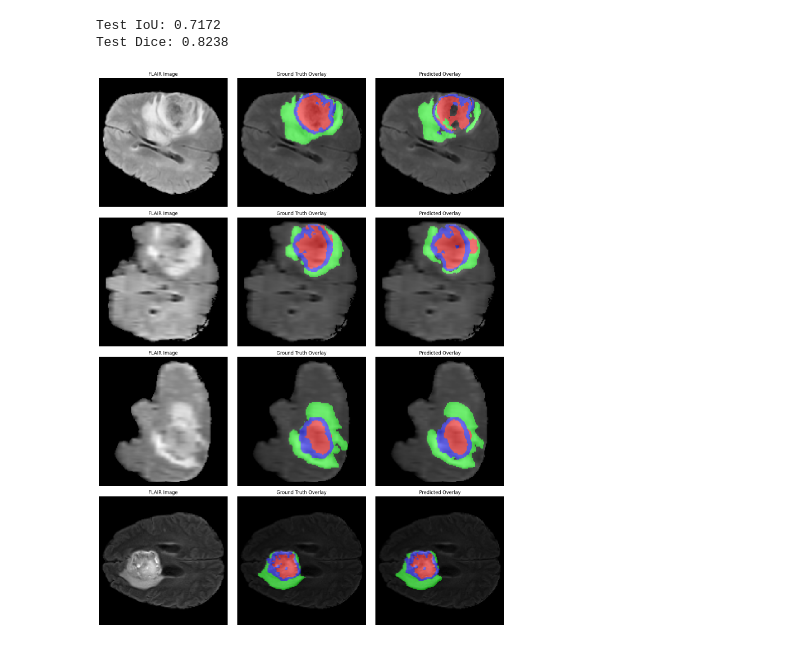
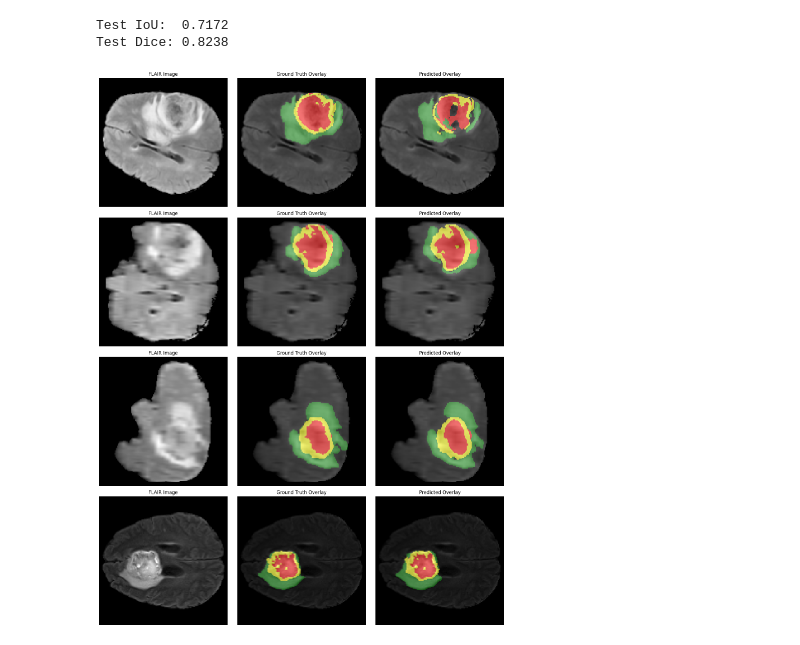
Before and after one commit to dangtran278/Brain-Tumor-Segmentation-UNetPlusPlus-ASPP, a Jupyter notebook: UNet.ipynb, the cells around one changed output. Saved outputs shown, nothing was run; the diff lists cells and outputs as text; code cells hidden in the pictures.

```diff
--- a/UNet.ipynb
+++ b/UNet.ipynb
@@ -246,14 +247,14 @@ def train(model, train_loader, num_epochs, optimizer, criterion, device, dtype,
         print(e)
         torch.save(model, save_path)
 # %%
-def estimate_class_weights(y_train, num_classes):
+def compute_class_weights(y_train, num_classes):
     y_flat = y_train.view(-1)
     counts = torch.bincount(y_flat, minlength=num_classes).float()
     total = counts.sum()
     weights = total / counts
     return weights / weights.sum()
 
-print(f"Train class weights ~ {estimate_class_weights(y_train, 4)}")
-print(f"Test test weights   ~ {estimate_class_weights(y_test, 4)}")
+print(f"Train class weights ~ {compute_class_weights(y_train, 4)}")
+print(f"Test class weights  ~ {compute_class_weights(y_test, 4)}")
 # %% [output]
 Train class weights ~ tensor([0.0109, 0.3839, 0.1892, 0.4160])
@@ -262,17 +263,21 @@ Test test weights   ~ tensor([0.0106, 0.2956, 0.1751, 0.5187])
 # Parameters
 device = torch.device("cuda" if torch.cuda.is_available() else "cpu")
 dtype = torch.float32
-save_path = 'checkpoints/unet_dce5_wauto_adam_batch16_epoch50.pth'
 print_every = None
 
 input_channels = 3
 num_classes = 4
-batch_size = 16  # Change
+class_weights = compute_class_weights(y_train, num_classes).to(device)
+dice_weight = 0.5
+learning_rate = 0.001
+batch_size = 16
+num_epochs = 50
 
+save_path = f'checkpoints/unet_dce{dice_weight:.0e}_invfreqw_adam{learning_rate:.0e}_batch{batch_size}_epoch{num_epochs}.pth'.replace('+0', '').replace('-0', '-')
 model = UNet(num_classes, input_channels)
-class_weights = estimate_class_weights(y_train, num_classes).to(device)
-criterion = DiceCELoss(dice_weight=0.5, class_weights=class_weights)
-optimizer = optim.Adam(model.parameters(), lr=0.001)
+class_weights = compute_class_weights(y_train, num_classes).to(device)
+criterion = DiceCELoss(dice_weight=dice_weight, class_weights=class_weights)
+optimizer = optim.Adam(model.parameters(), lr=learning_rate)
 model = model.to(device)
 
-num_epochs = 50  # Change
+print(save_path)
@@ -398,45 +405,34 @@ def visualize_segmentation_overlay(model, dataloader, num_samples=4, device=torc
                 mask_np = mask.cpu().numpy()
                 flair_np = image[0, 0].cpu().numpy()
 
                 flair_np = (flair_np - flair_np.min()) / (flair_np.max() - flair_np.min() + 1e-5)
                 flair_rgb = np.stack([flair_np]*3, axis=-1)
 
-                def make_overlay(image_rgb, label_mask):
-                    overlay = np.zeros_like(image_rgb)
-                    colors = [
-                        [0, 0, 0],
-                        [1, 0, 0],
-                        [0, 1, 0],
-                        [0, 0, 1],
-                    ]
-                    for cls in range(1, 4):
-                        overlay[label_mask == cls] = colors[cls]
-                    return 0.5 * image_rgb + 0.5 * overlay
-
-                gt_overlay = make_overlay(flair_rgb, mask_np)
-                pred_overlay = make_overlay(flair_rgb, pred_mask)
+                cmap = ListedColormap(['black', 'red', 'green', 'yellow'])
+                gt_overlay = 0.5 * flair_rgb + 0.5 * cmap(mask_np)[..., :3]
+                pred_overlay = 0.5 * flair_rgb + 0.5 * cmap(pred_mask)[..., :3]
 
                 # Plotting
                 axes[count, 0].imshow(flair_np, cmap='gray')
                 axes[count, 0].set_title("FLAIR Image")
                 axes[count, 0].axis('off')
 
                 axes[count, 1].imshow(gt_overlay)
                 axes[count, 1].set_title("Ground Truth Overlay")
                 axes[count, 1].axis('off')
 
                 axes[count, 2].imshow(pred_overlay)
                 axes[count, 2].set_title("Predicted Overlay")
                 axes[count, 2].axis('off')
 
                 count += 1
             if count >= num_samples:
                 break
 
     plt.tight_layout()
     plt.show()
 
 
 visualize_segmentation_overlay(loaded_model, vis_test_loader, num_samples=4, device=device)
 # %% [output]
-[figure, old version]
+[figure, new version]
```
Also changed, not shown: parts of 7 cells of this notebook, 4 other files.
